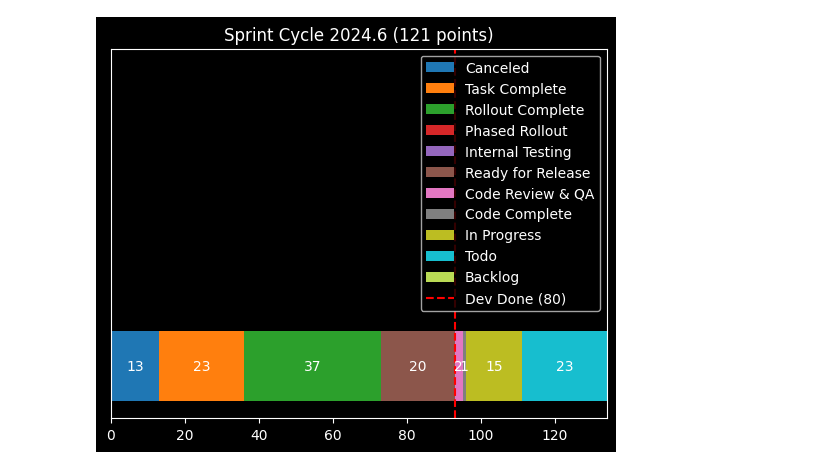
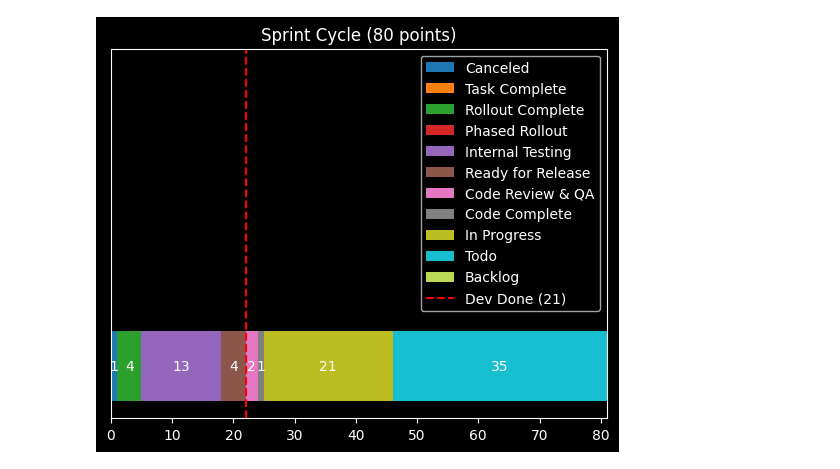
Before and after one commit to ahape/custom_linear_metrics, a Jupyter notebook: CustomSprintMetrics.ipynb, the cells around one changed output. Cells and saved outputs as stored; diff of their text form; code cells hidden in the pictures.

Commit message:
Update sprint to 2024.7

```diff
--- a/CustomSprintMetrics.ipynb
+++ b/CustomSprintMetrics.ipynb
@@ -125,7 +126,7 @@ for cycle in response_json["data"]["cycles"]["nodes"]:
 2023.9 -> 22934853-0909-49e2-8169-ad3c42b2a264
 # %%
 # This is where you enter the ID of the current cycle
-current_cycle = "a8f21e06-ae07-4d0b-95c6-18ae64f67c69"
+current_cycle = "78b58180-c5af-4d49-bf52-2c602745342e"
 # %%
 # Get issues from current_cycle
 response_json = request_json(issues_query.replace("CYCLE_ID", current_cycle))
@@ -150,32 +151,32 @@ def render_chart(groupings):
     for p in values[:-1]:
         x_positions += [x_positions[-1] + p]
 
     # Hack because I don't know how increase margin-top of the bars.
     # By default it wants to fill the entire container.
     x_positions += [0]; y_positions += [1]; values += [0]; heights += [0.15]; category_labels += [""]; bar_labels += [""]
 
     container = ax.barh(
         left=x_positions,
         y=y_positions,
         width=values,
         height=heights,
         label=category_labels,
         color=bar_colors)
 
     # Add the goal line for "dev work done"
     threshold_i = category_labels.index("Code Review & QA")
     threshold_total = sum([g.points for g in groupings[:threshold_i] if g.name != "Canceled"])
     threshold = x_positions[threshold_i]
     ax.axvline(x=threshold, color="red", linestyle="--", label=f"Dev Done ({threshold_total})")
 
     ax.set_yticks([])
     ax.bar_label(container, labels=bar_labels, label_type="center")
-    ax.set_title(f"Sprint Cycle 2024.6 ({sprint_points} points)")
+    ax.set_title(f"Sprint Cycle ({sprint_points} points)")
     ax.legend(loc="upper right")
 
     plt.style.use('dark_background')
     plt.show()
 
 render_chart(chart_data)
 # %% [output]
-[figure, old version]
+[figure, new version]
```
Also changed, not shown: parts of 1 cell of this notebook.
